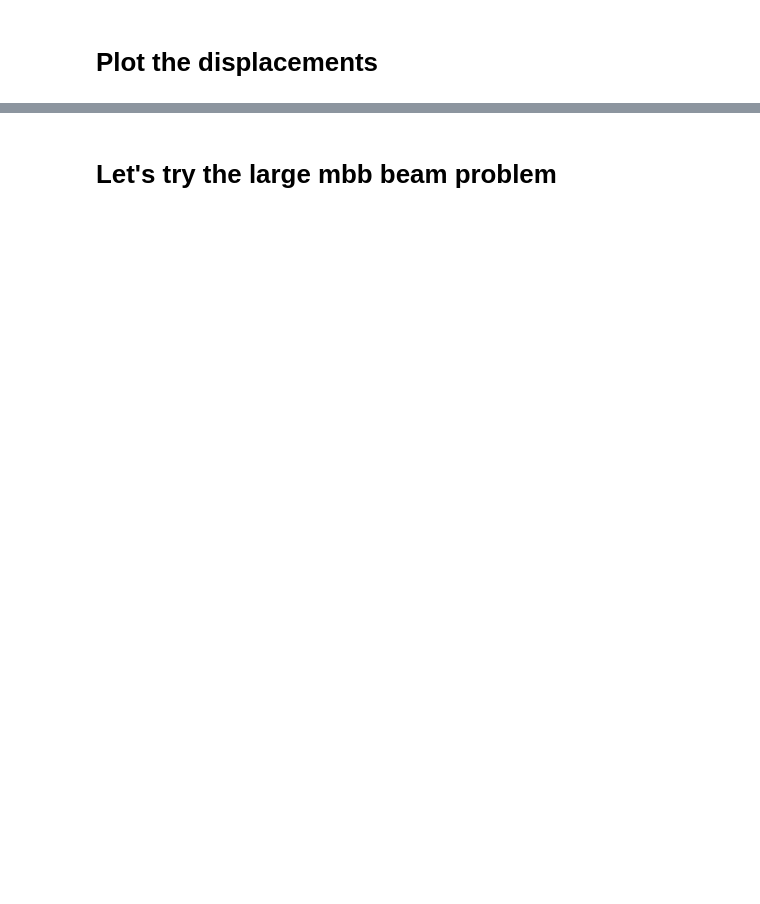
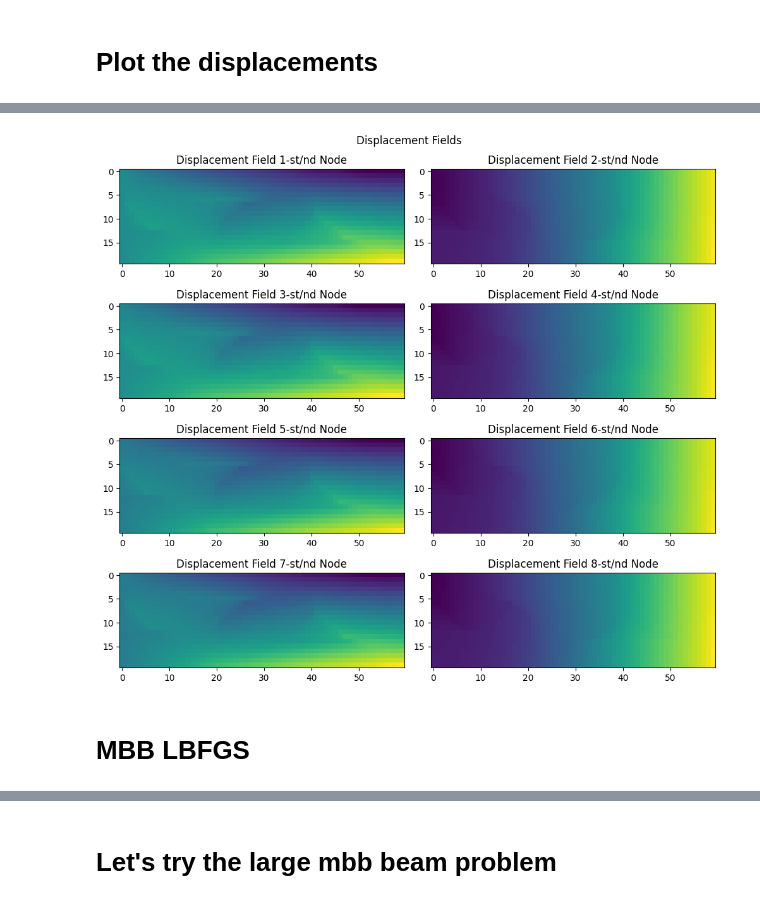
Before and after one commit to sun-umn/NCVX-Neural-Structural-Optimization, a Jupyter notebook: notebooks/Structural Optimization - CNN 🕋.ipynb, the cells around one changed output, grey strips where cells are left out. Cells and saved outputs as stored; diff of their text form; code cells hidden in the pictures; blank space fills up the shorter version.

```diff
--- a/notebooks/Structural Optimization - CNN 🕋.ipynb
+++ b/notebooks/Structural Optimization - CNN 🕋.ipynb
@@ -133,0 +146,7 @@ The next problem that we will try is multi-story building on a 32 x 64 grid with
+# %%
+final_displacement = u_matrix.detach().numpy()
+experiments.plot_displacement(final_displacement)
+# %% [output]
+[figure, added]
+# %% [markdown]
+# MBB LBFGS
```
Also changed, not shown: parts of 34 cells of this notebook.
